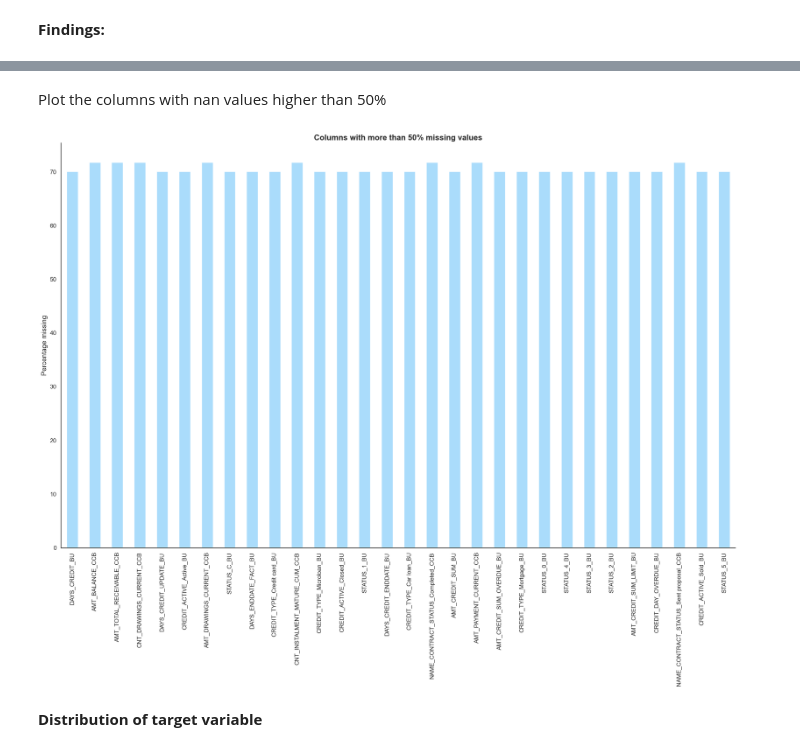
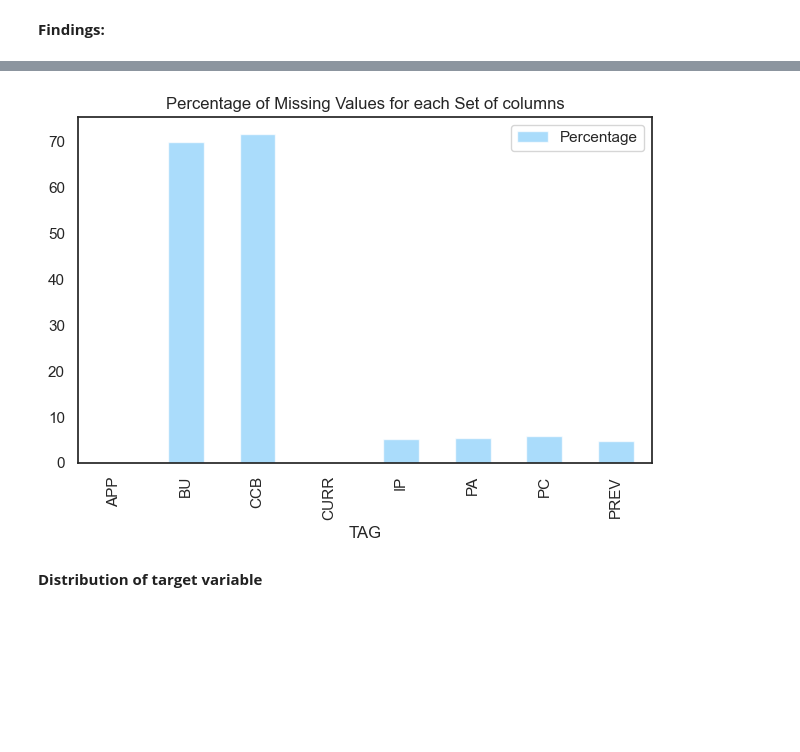
Before and after one commit to joaogoncalves99/Machine-Learning, a Jupyter notebook: model.ipynb, the cells around one changed output, grey strips where cells are left out. Saved outputs shown, nothing was run; the diff lists cells and outputs as text; code cells hidden in the pictures; blank space fills up the shorter version.

```diff
--- a/model.ipynb
+++ b/model.ipynb
@@ -1410,28 +1353,22 @@ Length: 160, dtype: float64
-# %% [markdown]
-Plot the columns with nan values higher than 50%
-# %%
-
-# calculate the percentage of missing values in each column
-percent_missing = table.isna().sum() / len(table) * 100
-
-# filter to only include columns with more than 50% missing values
-percent_missing_subset = percent_missing[percent_missing > 50]
-
-# create a bar chart of the percentage of missing values for the subset of data
-fig, ax = plt.subplots(figsize=(20, 16))
-percent_missing_subset.plot(kind='bar', color='lightskyblue', alpha=0.7)
-ax.set_ylabel('Percentage missing', fontsize=14)
-ax.set_title('Columns with more than 50% missing values', fontsize=16, fontweight='bold')
-ax.tick_params(axis='x', labelrotation=0, labelsize=12)
-ax.tick_params(axis='y', labelsize=12)
-ax.spines['right'].set_visible(False)
-ax.spines['top'].set_visible(False)
-ax.xaxis.grid(False)
-ax.set_xticklabels(percent_missing_subset.index, rotation=90, fontsize=12)
-plt.tight_layout()
-plt.show()
-# %% [output]
-[figure, removed]
+# %%
+# count the number of NaN values in each column
+num_nan = table.isna().mean()*100
+
+nan_table = pd.DataFrame(num_nan.sort_values(ascending = False))
+
+nan_table = nan_table.reset_index().rename(columns={"index": "Name",0:"Percentage"})
+
+# extract TAG
+nan_table['TAG'] = nan_table['Name'].str.split('_').str[-1]
+
+nan_table = pd.DataFrame(nan_table.groupby("TAG")["Percentage"].last()).drop(index = "TARGET")
+
+# create a bar chart of the percentage of missing values for the subset of data
+nan_table.plot(kind='bar', color='lightskyblue', alpha=0.7)
+plt.title("Percentage of Missing Values for each Set of columns")
+plt.tight_layout()
+# %% [output]
+[figure, added]
 # %% [markdown]
 **Distribution of target variable**
 # %%
```
Also changed, not shown: parts of 32 cells of this notebook.
